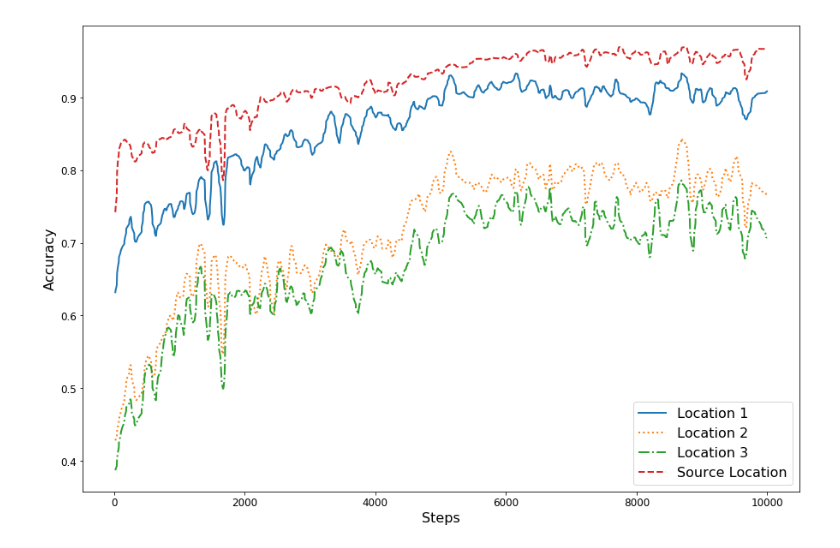
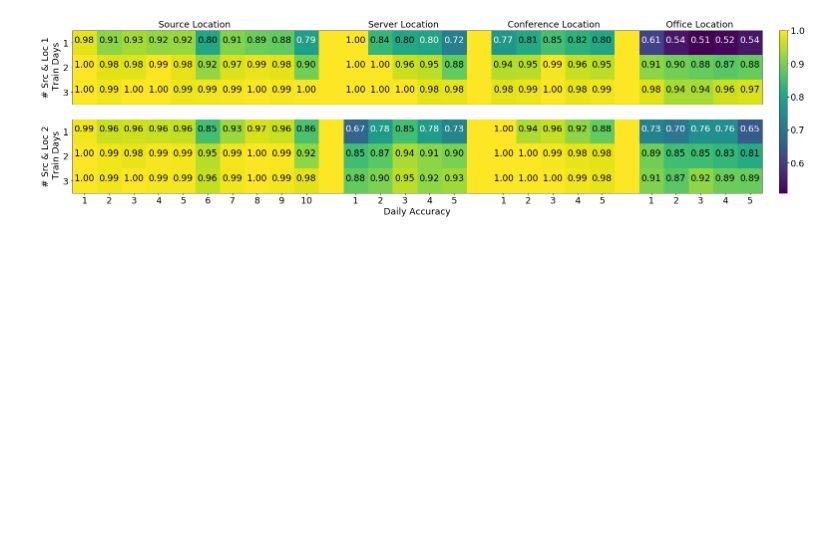
Before and after one commit to itskalvik/spatio-temporal-domain-adaptation, a Jupyter notebook: tools/plot_final_results.ipynb, the cells around one changed output. Drawn from its saved outputs; the diff is of its cells as text; code cells hidden in the pictures; blank space fills up the shorter version.

```diff
--- a/tools/plot_final_results.ipynb
+++ b/tools/plot_final_results.ipynb
@@ -1077,22 +940,52 @@ plt.savefig('Exp5-server')
-# %%
-con = np.loadtxt("uda_logs/conference.csv", delimiter=",", skiprows=1)
-ser = np.loadtxt("uda_logs/server.csv", delimiter=",", skiprows=1)
-off = np.loadtxt("uda_logs/office.csv", delimiter=",", skiprows=1)
-src = np.loadtxt("uda_logs/source.csv", delimiter=",", skiprows=1)
-tmp = np.loadtxt("uda_logs/temporal.csv", delimiter=",", skiprows=1)
-
-plt.figure(figsize=(15, 10))
-plt.plot(con[:, 1], gaussian_filter1d(con[:, 2], sigma=3), label="Location 1", linestyle='-', linewidth=2)
-plt.plot(ser[:, 1], gaussian_filter1d(ser[:, 2], sigma=3), label="Location 2", linestyle=':', linewidth=2)
-plt.plot(off[:, 1], gaussian_filter1d(off[:, 2], sigma=3), label="Location 3", linestyle='-.', linewidth=2)
-plt.plot(tmp[:, 1], gaussian_filter1d(tmp[:, 2], sigma=3), label="Source Location", linestyle='--', linewidth=2)
-
-plt.xticks(fontsize=12)
-plt.yticks(fontsize=12)
-plt.ylabel('Accuracy', fontsize=16)
-plt.xlabel('Steps', fontsize=16)
-plt.legend(fontsize=16, loc="lower right")
-
-plt.savefig('Exp6-UDA')
-# %% [output]
-[figure, removed]
+# %%
+from matplotlib.colors import Normalize
+
+fig, (ax1, ax2) = plt.subplots(2, 1, figsize=(60, 6))
+
+im = ax1.imshow(acc1, interpolation='nearest', norm=Normalize(vmin=np.min([acc1, acc2]), vmax=np.max([acc1, acc2])))
+im = ax2.imshow(acc2, interpolation='nearest', norm=Normalize(vmin=np.min([acc1, acc2]), vmax=np.max([acc1, acc2])))
+
+# Use white text if squares are dark; otherwise black.
+for ax, cm in zip([ax1, ax2], [acc1, acc2]):
+  for i, j in itertools.product(range(cm.shape[0]), range(cm.shape[1])):
+      if str(j) in ['10', '16', '22']:
+        continue
+      color = "white" if cm[i, j] < 0.8 else "black"
+      ax.text(j, i, "{:.2f}".format(cm[i, j]),
+               horizontalalignment="center",
+               color=color,
+               fontsize=18)
+
+
+ax1.set_title('                              Source Location                                                Server Location                        Conference Location                       Office Location', fontsize=18, loc='left')
+ax1.set_ylabel('# Src & Loc 1\n Train Days', fontsize=18)
+ax2.set_ylabel('# Src & Loc 2\n Train Days', fontsize=18)
+ax2.set_xlabel('Daily Accuracy', fontsize=18)
+
+plt.sca(ax1)
+plt.xticks(np.concatenate([np.arange(10), np.arange(11, 16), np.arange(17, 22), np.arange(23, 28)]),
+           [],
+           fontsize=18)
+plt.yticks(np.arange(acc1.shape[0]),
+           np.arange(acc1.shape[0])+1,
+           fontsize=18)
+plt.tick_params(
+    axis='x',          # changes apply to the x-axis
+    which='both',      # both major and minor ticks are affected
+    bottom=False,      # ticks along the bottom edge are off
+    top=False,         # ticks along the top edge are off
+    labelbottom=False)
+
+plt.sca(ax2)
+plt.xticks(np.concatenate([np.arange(10), np.arange(11, 16), np.arange(17, 22), np.arange(23, 28)]),
+           np.concatenate([np.arange(1, 11), np.arange(1, 6), np.arange(1, 6), np.arange(1, 6)]),
+           fontsize=18)
+plt.yticks(np.arange(acc1.shape[0]),
+           np.arange(acc1.shape[0])+1,
+           fontsize=18)
+
+cbar = fig.colorbar(im, ax=[ax1, ax2], pad=0.01)
+cbar.ax.tick_params(labelsize=18)
+plt.savefig('Exp5', bbox_inches='tight', pad_inches=0.1, dpi=400)
+# %% [output]
+[figure, added]
```
Also changed, not shown: parts of 9 cells of this notebook, 6 other files.
